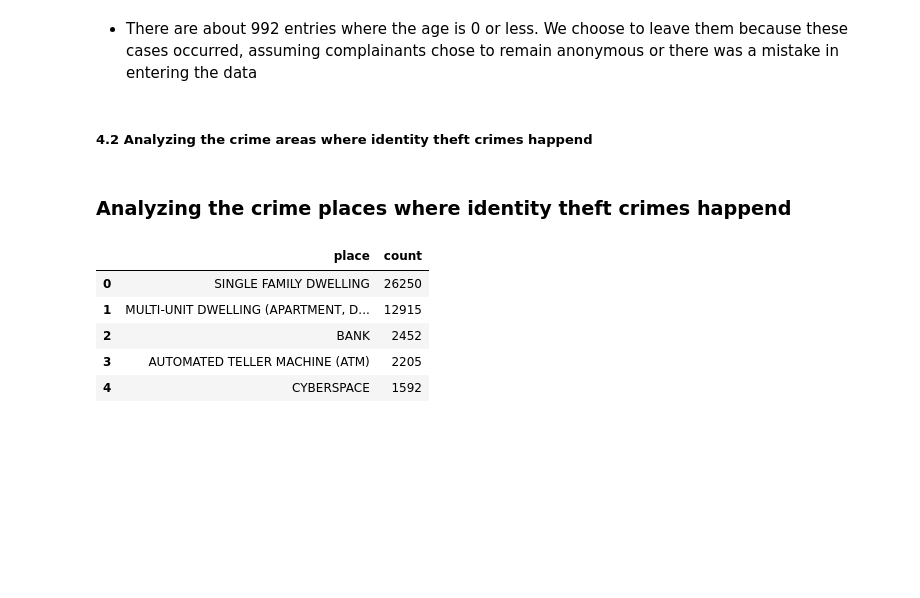
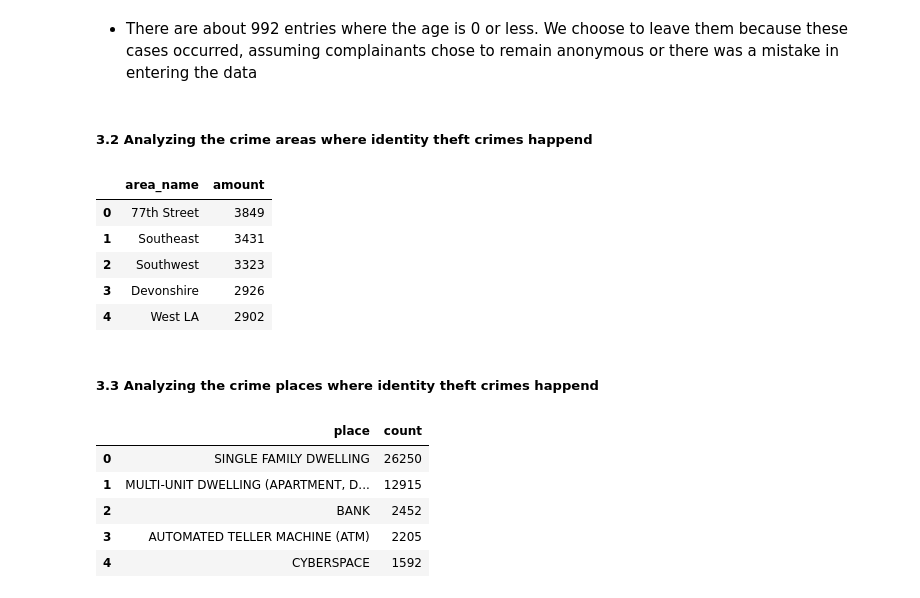
Before and after one commit to BareLevi/Data_Analysis_Final_Project, a Jupyter notebook: data_analysis_project.ipynb, the cells around one changed output. Saved outputs shown, nothing was run; the diff lists cells and outputs as text; code cells hidden in the pictures; blank space fills up the shorter version.

```diff
--- a/data_analysis_project.ipynb
+++ b/data_analysis_project.ipynb
@@ -539,12 +539,20 @@ len(identity_theft_age0)
 # %% [markdown]
 - There are about 992 entries where the age is 0 or less. We choose to leave them because these cases occurred, assuming complainants chose to remain anonymous or there was a mistake in entering the data
 # %% [markdown]
-##### 4.2 Analyzing the crime areas where identity theft crimes happend
+##### 3.2 Analyzing the crime areas where identity theft crimes happend
 # %%
 idt_by_area = identity_theft['area_name'].value_counts().reset_index()
 idt_by_area.columns = ["area_name","amount"]
+idt_by_area.head()
+# %% [output]
+|  | area_name | amount |
+| 0 | 77th Street | 3849 |
+| 1 | Southeast | 3431 |
+| 2 | Southwest | 3323 |
+| 3 | Devonshire | 2926 |
+| 4 | West LA | 2902 |
 # %% [markdown]
-###  Analyzing the crime places where identity theft crimes happend
+##### 3.3 Analyzing the crime places where identity theft crimes happend
 # %%
 place_counts = identity_theft['premise_description'].value_counts().reset_index()
 place_counts.columns = ['place', 'count']
```
Also changed, not shown: parts of 53 cells of this notebook.
